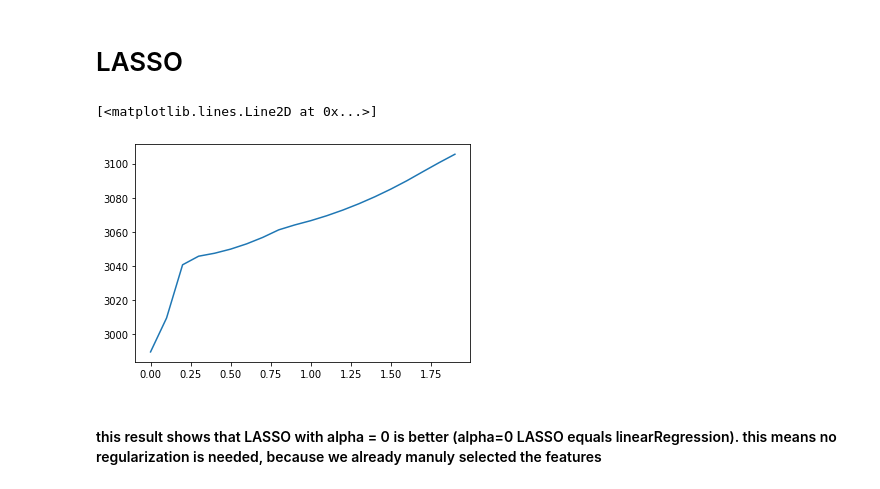
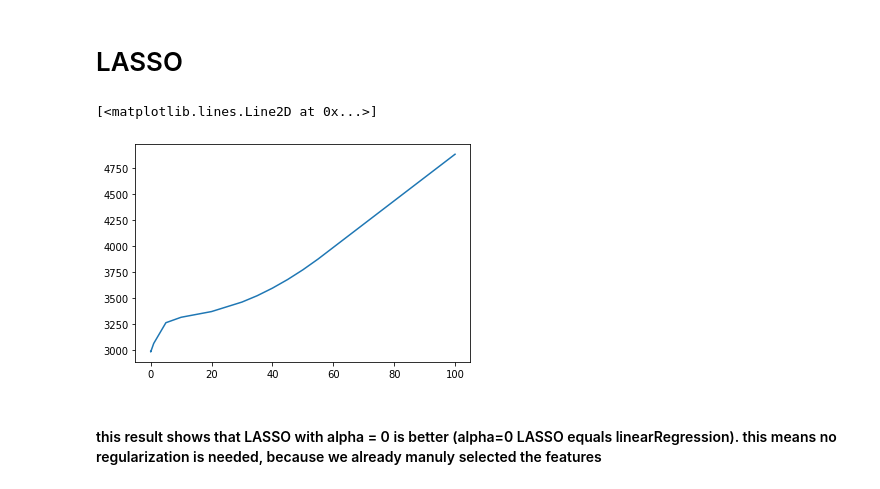
Before and after one commit to RyanXJu/Airbnb_Montreal, a Jupyter notebook: PricePrediction2.ipynb, the cells around one changed output. Drawn from its saved outputs; the diff is of its cells as text; code cells hidden in the pictures.

```diff
--- a/PricePrediction2.ipynb
+++ b/PricePrediction2.ipynb
@@ -439,22 +442,24 @@ X_train_lasso, X_val_lasso, y_train_lasso, y_val_lasso = train_test_split (X_tra
 # X_train_lasso.shape
 # y_train_lasso.shape
 # %%
+Bilal = [0,1e-15,1e-10,1e-8,1e-3,1e-2,1,5,10,20,30,35,40,45,50,55,100]
+
 MSE_LASSO = list()
-for i in range(0, 20):
-    clf = linear_model.Lasso(alpha= i/10)
+for i in Bilal:
+    clf = linear_model.Lasso(alpha= i)
     clf.fit(X_train_lasso, y_train_lasso)
     y_pred_lasso = clf.predict(X_val_lasso)
     mse = mean_squared_error(y_pred_lasso, y_val_lasso)
-    MSE_LASSO.append((i/10, mse))
+    MSE_LASSO.append((i, mse))
 MSE_LASSO
 
 alpha_tune = [i for i,j in MSE_LASSO]
 mse_tune = [j for i,j in MSE_LASSO]
 
 plt.plot(alpha_tune, mse_tune)
 # %% [output]
 [<matplotlib.lines.Line2D at 0x...>]
-[figure, old version]
+[figure, new version]
 # %% [markdown]
 #### this result shows that LASSO with alpha = 0 is better (alpha=0 LASSO equals linearRegression). this means no regularization is needed, because we already manuly selected the features
 # %%
```
Also changed, not shown: parts of 8 cells of this notebook.
